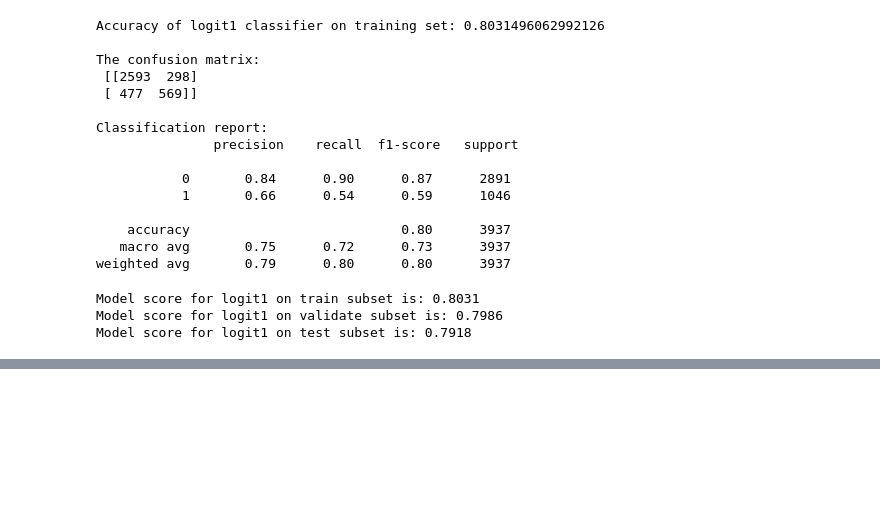
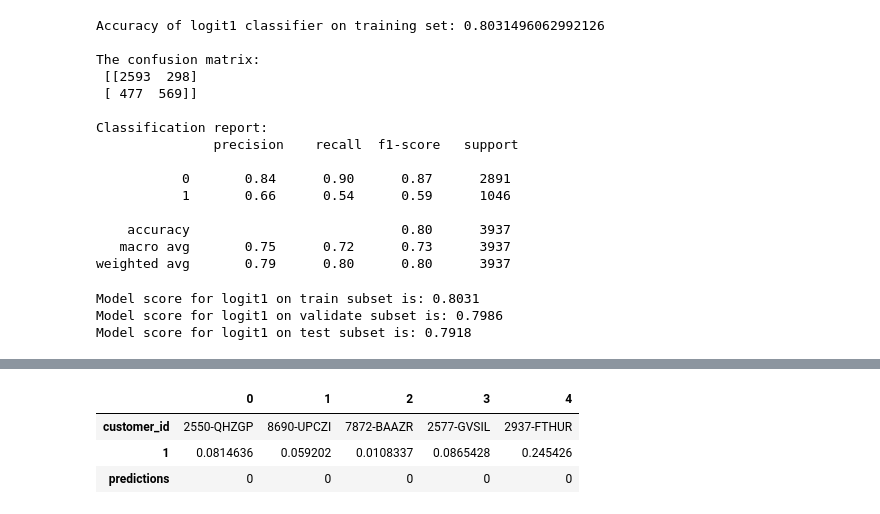
Before and after one commit to chadallen210/telco_classification_project, a Jupyter notebook: workbook.ipynb, the cells around one changed output, grey strips where cells are left out. Cells and saved outputs as stored; diff of their text form; code cells hidden in the pictures; blank space fills up the shorter version.

```diff
--- a/workbook.ipynb
+++ b/workbook.ipynb
@@ -1500,0 +1577,8 @@ Model score for logit1 on test subset is: 0.7918
+# %%
+predictions_df['predictions'] = y_pred_test
+predictions_df.head().T
+# %% [output]
+|  | 0 | 1 | 2 | 3 | 4 |
+| customer_id | 2550-QHZGP | 8690-UPCZI | 7872-BAAZR | 2577-GVSIL | 2937-FTHUR |
+| 1 | 0.0814636 | 0.059202 | 0.0108337 | 0.0865428 | 0.245426 |
+| predictions | 0 | 0 | 0 | 0 | 0 |
```
Also changed, not shown: parts of 13 cells of this notebook.
